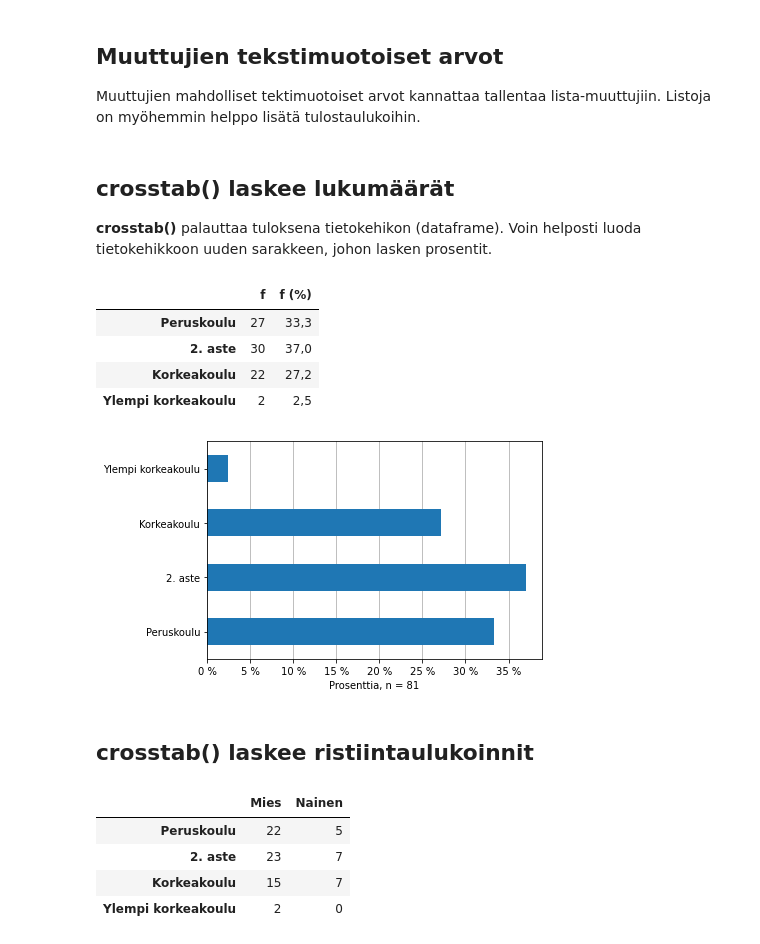
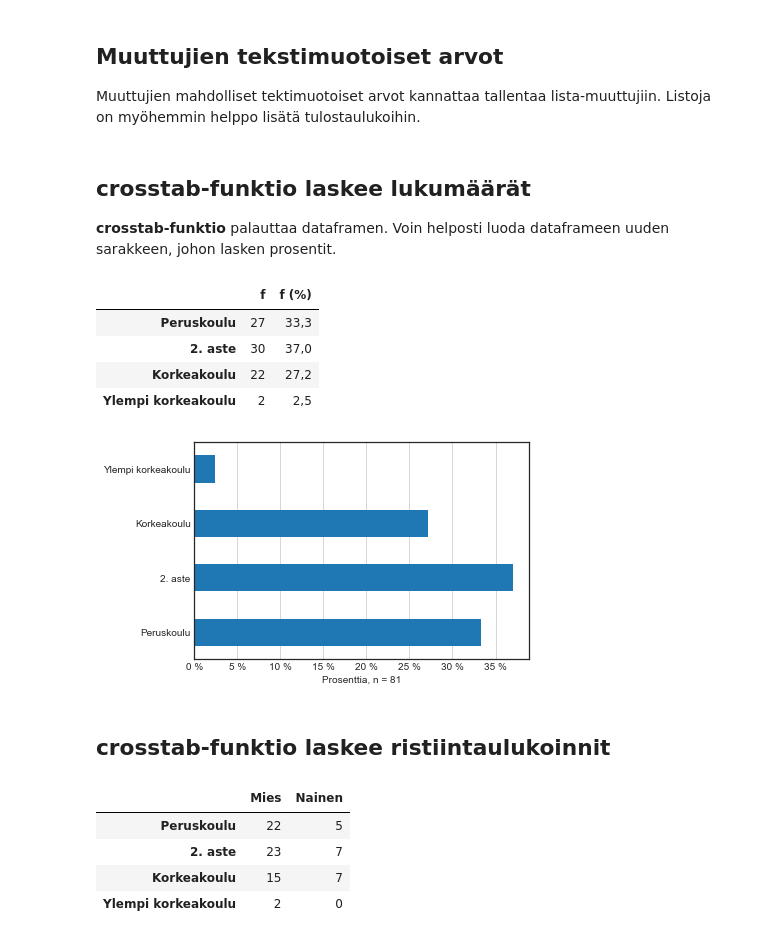
Before and after one commit to taanila/selittava, a Jupyter notebook: lukumaaria.ipynb, the cells around one changed output. Saved outputs shown, nothing was run; the diff lists cells and outputs as text; code cells hidden in the pictures.

```diff
--- a/lukumaaria.ipynb
+++ b/lukumaaria.ipynb
@@ -20,8 +20,7 @@ myFmt1 = PercentFormatter(xmax = 1, decimals = 0, symbol = ' %')
 # Jos prosentit on jo valmiiksi kerrottu sadalla, niin käytän tätä akselin muotoiluun
 myFmt100 = PercentFormatter(xmax = 100, decimals = 0, symbol = ' %')
 
-# Grafiikan tulostaminen Jupyter notebookiin
-# Nykyisissä kirjastoversioissa ei enää tarpeellinen
-%matplotlib inline
+# Grafiikan tyylimääritys
+plt.style.use('seaborn-white')
 # %%
 df = pd.read_excel('https://taanila.fi/data1.xlsx')
@@ -36,5 +42,5 @@ df.head()
 # %% [markdown]
-<h2>Muuttujien tekstimuotoiset arvot</h2>
+## Muuttujien tekstimuotoiset arvot
 
 Muuttujien mahdolliset tektimuotoiset arvot kannattaa tallentaa lista-muuttujiin. Listoja on myöhemmin helppo lisätä tulostaulukoihin.
 # %%
@@ -47,9 +53,9 @@ tyytyväisyys = ['Erittäin tyytymätön', 'Jokseenkin tyytymätön', 'Ei tyytym
 # Monivalintakysymyksen (mitä etuisuuksia olet käyttänyt?) vaihtoehtojen lista
 monivalinnat = ['työterv', 'lomaosa', 'kuntosa', 'hieroja']
 # %% [markdown]
-<h2>crosstab() laskee lukumäärät</h2>
+## crosstab-funktio laskee lukumäärät
 
-<b>crosstab()</b> palauttaa tuloksena tietokehikon (dataframe). Voin helposti luoda tietokehikkoon uuden sarakkeen, johon lasken prosentit.
+**crosstab-funktio** palauttaa dataframen. Voin helposti luoda dataframeen uuden sarakkeen, johon lasken prosentit.
 # %%
 df1 = pd.crosstab(df['koulutus'], 'f')
 
@@ -76,23 +82,19 @@ df1.style.format({'f' : '{:.0f}', 'f (%)' : '{:.1f}'}, decimal = ',')
 # %%
 # Vaakapylväskaavio prosenteista
 df1['f (%)'].plot.barh()
 
 # x-akselin otsikointi; n-arvo mukaan
-plt.xlabel('Prosenttia, n = ' + str(n))
+plt.xlabel(f'Prosenttia, n = {n}')
 
 # x-akselin jakoviivojen otsikoiden muotoilu
 plt.gca().xaxis.set_major_formatter(myFmt100)
 
 # Pystysuuntainen taustaviivoitus
-plt.grid(axis = 'x')
-
-# Taustaviivoitus pylväiden taakse
-# gca() tarkoittaa aktiivista kaaviota (get current axes)
-plt.gca().set_axisbelow(True)
+plt.grid(axis='x')
 # %% [output]
-[figure, old version]
+[figure, new version]
 # %% [markdown]
-<h2>crosstab() laskee ristiintaulukoinnit</h2>
+## crosstab-funktio laskee ristiintaulukoinnit
 # %%
 # Ristiintaulukointi
 df2 = pd.crosstab(df['koulutus'], df['sukup'])
```
Also changed, not shown: parts of 26 cells of this notebook.
